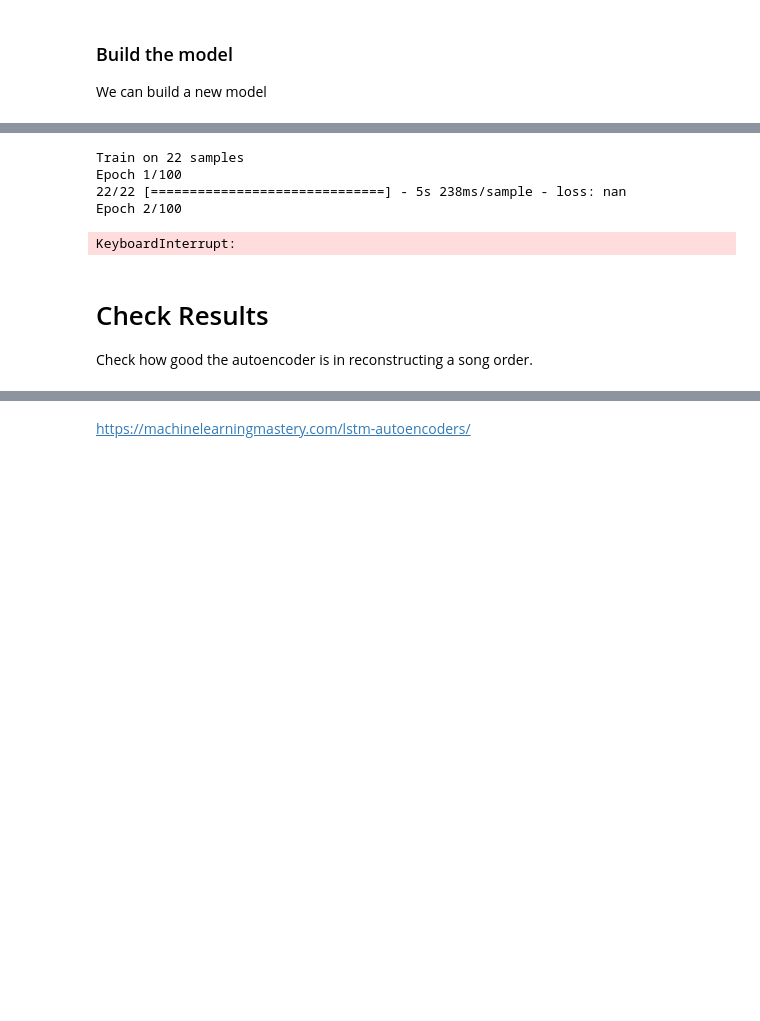
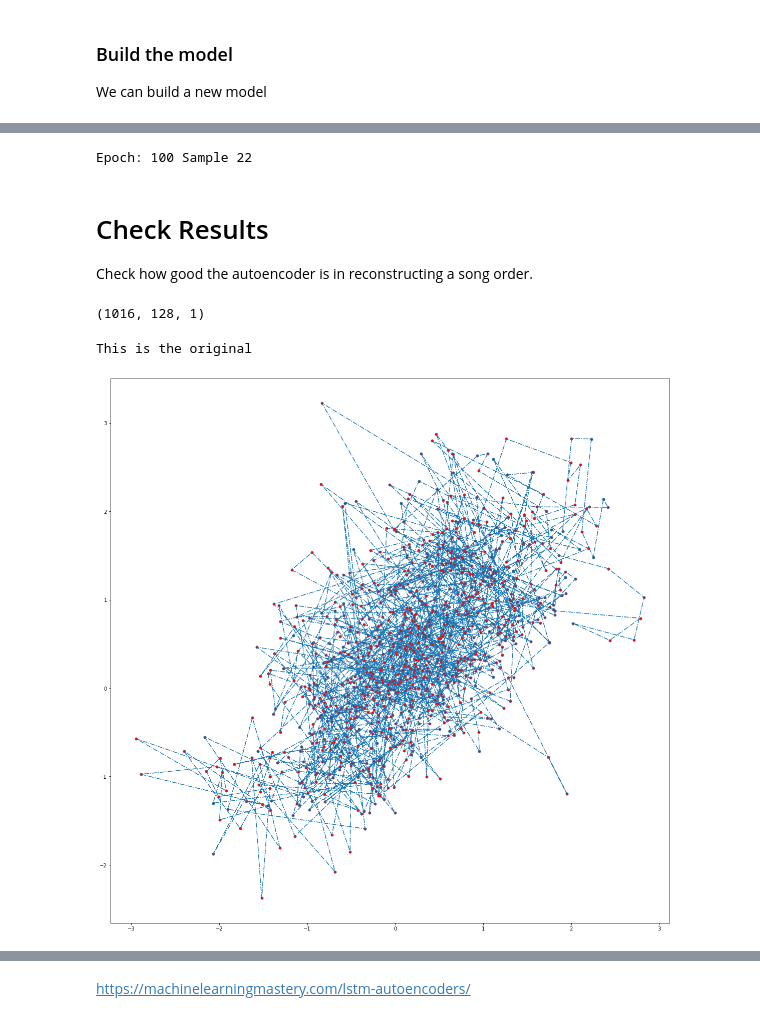
Before and after one commit to doktorbanana/MetaHuman, a Jupyter notebook: 4_ML2 Autoencoder.ipynb, the cells around one changed output, grey strips where cells are left out. Cells and saved outputs as stored; diff of their text form; code cells hidden in the pictures; blank space fills up the shorter version.

```diff
--- a/4_ML2 Autoencoder.ipynb
+++ b/4_ML2 Autoencoder.ipynb
@@ -51,11 +51,10 @@ Our trainingsdata has the shape: (22, 2120, 128)
 # %%
-old_min = x_train.min()
-old_max = x_train.max()
+# old_min = x_train.min()
+# old_max = x_train.max()
 
-def normalise(array, new_min, new_max, old_min, old_max):
-        norm_array = (array - old_min) / (old_max - old_min)
-        norm_array = norm_array * (new_max - new_min) + new_min
-        return norm_array
+# def normalise(array, new_min, new_max, old_min, old_max):
+#         norm_array = (array - old_min) / (old_max - old_min)
+#         norm_array = norm_array * (new_max - new_min) + new_min
+#         return norm_array
 
-x_train = normalise(x_train, 0, 1, old_min, old_max)
-mask_value=x_train[0][-1][-1]
+# x_train = normalise(x_train, 0, 1, old_min, old_max)
@@ -62,3 +77,9 @@ mask_value=x_train[0][-1][-1]
+# %%
+x_train = []
+for order in norm_orders:
+    order = order.reshape(order.shape[0], order.shape[1], 1)
+    x_train.append(order)
+x_train = np.asarray(x_train)
 # %% [markdown]
 ### Build the model
 We can build a new model
@@ -73,16 +123,18 @@ autoencoder = LSTM_Autoencoder(
 # %%
 LEARNING_RATE =  0.0001
-BATCH_SIZE = 3
 EPOCHS = 100
 
 autoencoder.compile_model(LEARNING_RATE)
-autoencoder.train(x_train, BATCH_SIZE, EPOCHS)
+
+for i in range(EPOCHS):
+    np.random.shuffle(x_train);
+    for j, sample in enumerate(x_train):
+        autoencoder.model.train_on_batch(sample,sample)
+        print("Epoch: " + str(i+1) + " Sample " + str(j+1), end="\r")
+
+autoencoder.save("Autoencoder_SongOrders" + str(autoencoder.latent_space_dim) + "D_" + subfolder)
 # %% [output]
-Train on 22 samples
-Epoch 1/100
-22/22 [==============================] - 5s 238ms/sample - loss: nan
-Epoch 2/100
+Epoch: 100 Sample 22
-KeyboardInterrupt:
 # %%
 autoencoder.save("Autoencoder_SongOrders" + str(autoencoder.latent_space_dim) + "D_" + subfolder)
 autoencoder.summary()
@@ -90,18 +142,24 @@ autoencoder.summary()
 # Check Results
 Check how good the autoencoder is in reconstructing a song order.
 # %%
-latent_representation = autoencoder.encoder.predict(x_train)
+song_num = 0
+latent_representation = autoencoder.encoder.predict(x_train[song_num])
 reconstructed_data = autoencoder.decoder.predict(latent_representation)
 reconstructed_data = Snippets._denormalise(reconstructed_data, 0, 1, old_min, old_max)
+
+original = x_train[song_num]
+original = Snippets._denormalise(original, 0.01, 1, old_min, old_max)
 # %%
-x_train = Snippets._denormalise(x_train, 0, 1, old_min, old_max)
+# %% [output]
+(1016, 128, 1)
 # %%
-song_num = 0
-
 print("This is the original")
 plt.figure(figsize=(20,20))
-plt.plot(x_train[song_num][:, 0], x_train[song_num][:, 1], '-.o', markersize=5, markerfacecolor='red')
+plt.plot(original[:, 0], original[:, 1], '-.o', markersize=5, markerfacecolor='red')
 plt.show()
+# %% [output]
+This is the original
+[figure, added]
 # %%
 print("This is the reconstruction")
 plt.figure(figsize=(20,20))
```
Also changed, not shown: parts of 9 cells of this notebook, 13 other files.
